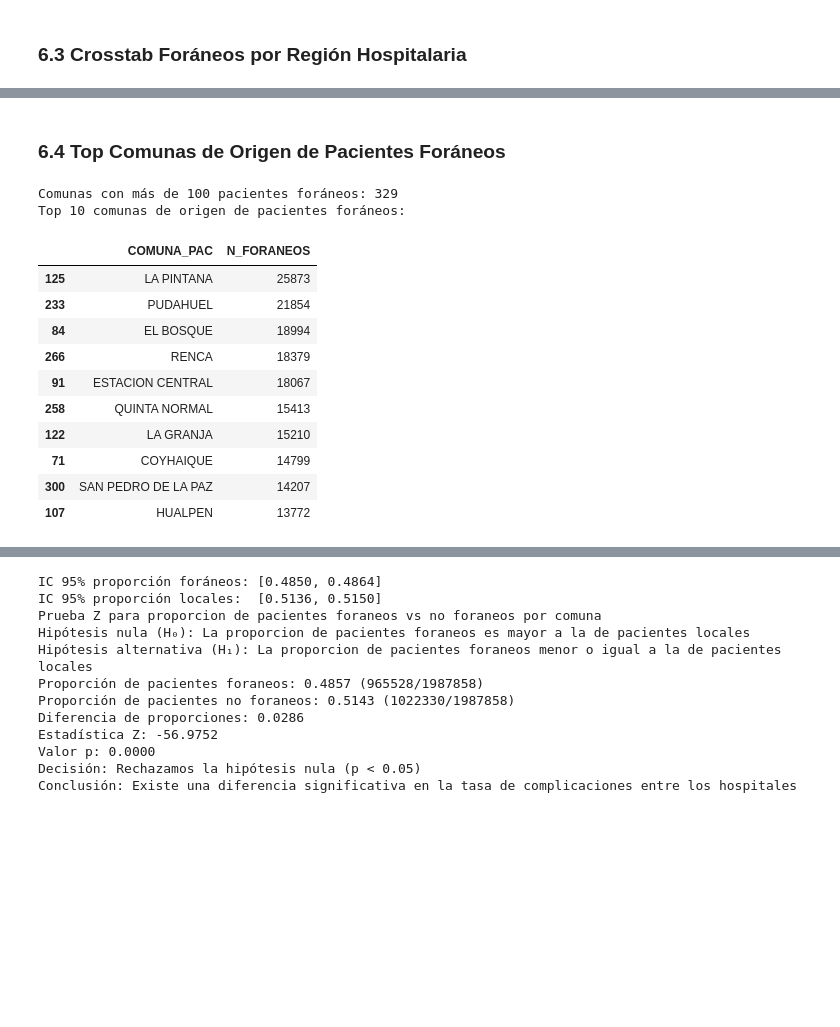
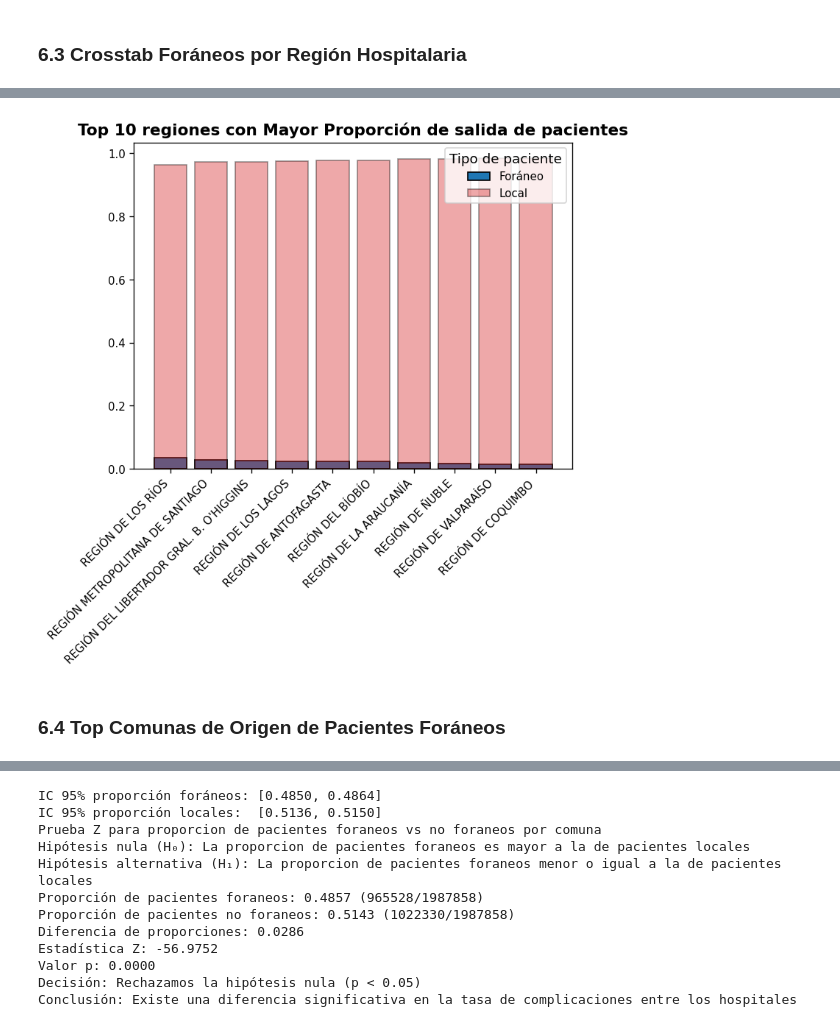
Before and after one commit to thenoeyedgirl/proyecto-GRD-Fonasa, a Jupyter notebook: Analisis_Grupo_5_v2.ipynb, the cells around one changed output, grey strips where cells are left out. Cells and saved outputs as stored; diff of their text form; code cells hidden in the pictures; blank space fills up the shorter version.

```diff
--- a/Analisis_Grupo_5_v2.ipynb
+++ b/Analisis_Grupo_5_v2.ipynb
@@ -621,30 +614,14 @@ Tabla normalizada (proporción por región):
 | REGIÓN DE TARAPACÁ | 0.993643 | 0.006357 | 1.0 |
 | REGIÓN DE MAGALLANES Y DE LA ANTÁ... | 0.996132 | 0.003868 | 1.0 |
 | REGIÓN DE ARICA PARINACOTA | 1.000000 | 0.000000 | 1.0 |
+# %%
+plt.bar(crosstab_norm.head(10).index, crosstab_norm["Foráneo"].head(10), color=COLOR_MAIN, edgecolor="black")
+plt.bar(crosstab_norm.head(10).index, crosstab_norm["Local"].head(10), color=COLOR_SEC, edgecolor="black", alpha=0.4)
+plt.legend(["Foráneo", "Local"], title="Tipo de paciente")
+plt.title("Top 10 regiones con Mayor Proporción de salida de pacientes", fontweight="bold")
+plt.xticks(rotation=45, ha="right")
+plt.show()
+# %% [output]
+[figure, added]
 # %% [markdown]
 ### 6.4 Top Comunas de Origen de Pacientes Foráneos
-# %%
-comunas_foraneas = (
-    GRD_ALTA[GRD_ALTA["FORANEO_COMUNA"]]
-    .groupby("COMUNA_PAC").size()
-    .reset_index(name="N_FORANEOS")
-    .query("N_FORANEOS > 100")
-    .sort_values("N_FORANEOS", ascending=False)
-)
-print(f"Comunas con más de 100 pacientes foráneos: {len(comunas_foraneas)}")
-print("Top 10 comunas de origen de pacientes foráneos:")
-display(comunas_foraneas.head(10))
-# %% [output]
-Comunas con más de 100 pacientes foráneos: 329
-Top 10 comunas de origen de pacientes foráneos:
-|  | COMUNA_PAC | N_FORANEOS |
-| 125 | LA PINTANA | 25873 |
-| 233 | PUDAHUEL | 21854 |
-| 84 | EL BOSQUE | 18994 |
-| 266 | RENCA | 18379 |
-| 91 | ESTACION CENTRAL | 18067 |
-| 258 | QUINTA NORMAL | 15413 |
-| 122 | LA GRANJA | 15210 |
-| 71 | COYHAIQUE | 14799 |
-| 300 | SAN PEDRO DE LA PAZ | 14207 |
-| 107 | HUALPEN | 13772 |
```
Also changed, not shown: parts of 13 cells of this notebook.
